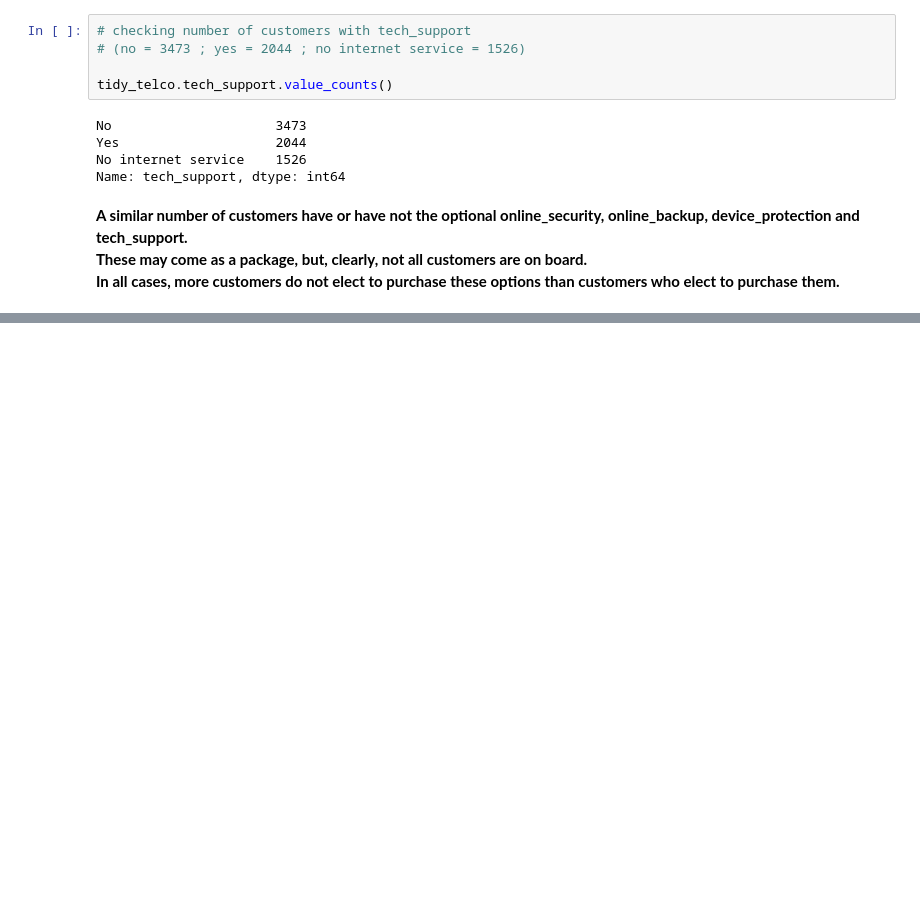
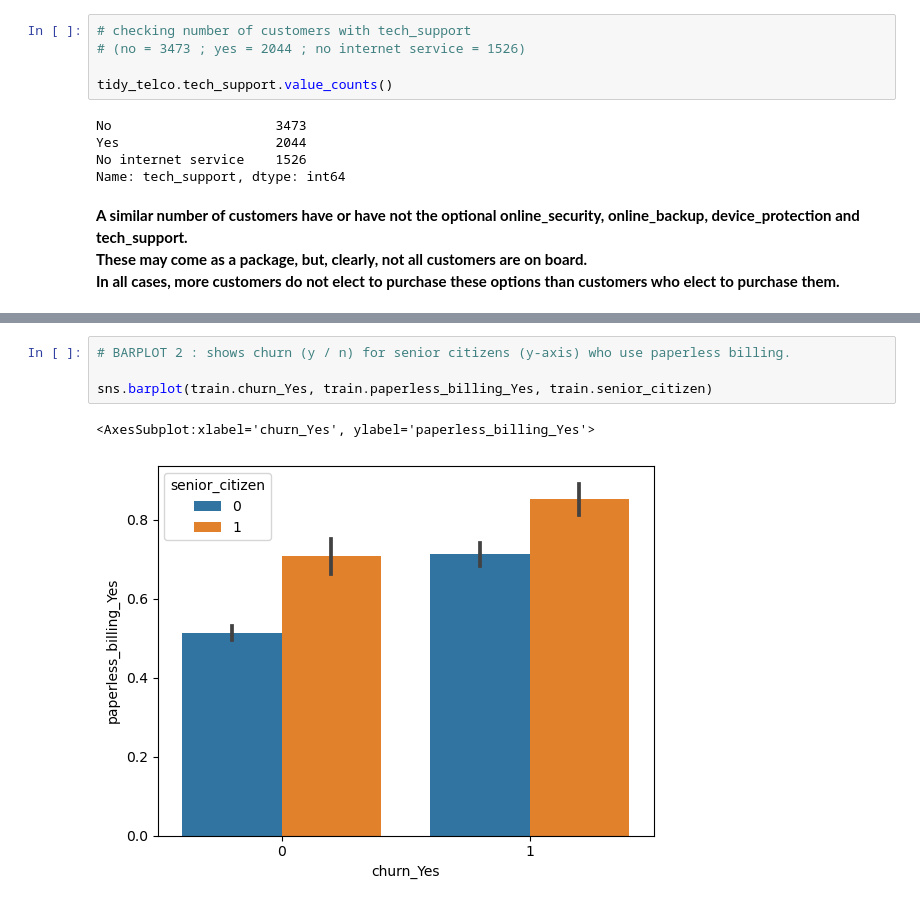
Before and after one commit to MagdalenaRahn/Project_1_Classification, a Jupyter notebook: Project_1_Scratchpad.ipynb, the cells around one changed output, grey strips where cells are left out. Saved outputs shown, nothing was run; the diff lists cells and outputs as text; blank space fills up the shorter version.

```diff
--- a/Project_1_Scratchpad.ipynb
+++ b/Project_1_Scratchpad.ipynb
@@ -123,0 +276,7 @@ In all cases, more customers do not elect to purchase these options than custome
+# %%
+# BARPLOT 2 : shows churn (y / n) for senior citizens (y-axis) who use paperless billing.
+
+sns.barplot(train.churn_Yes, train.paperless_billing_Yes, train.senior_citizen)
+# %% [output]
+<AxesSubplot:xlabel='churn_Yes', ylabel='paperless_billing_Yes'>
+[figure, added]
```
Also changed, not shown: parts of 36 cells of this notebook, 3 other files.
